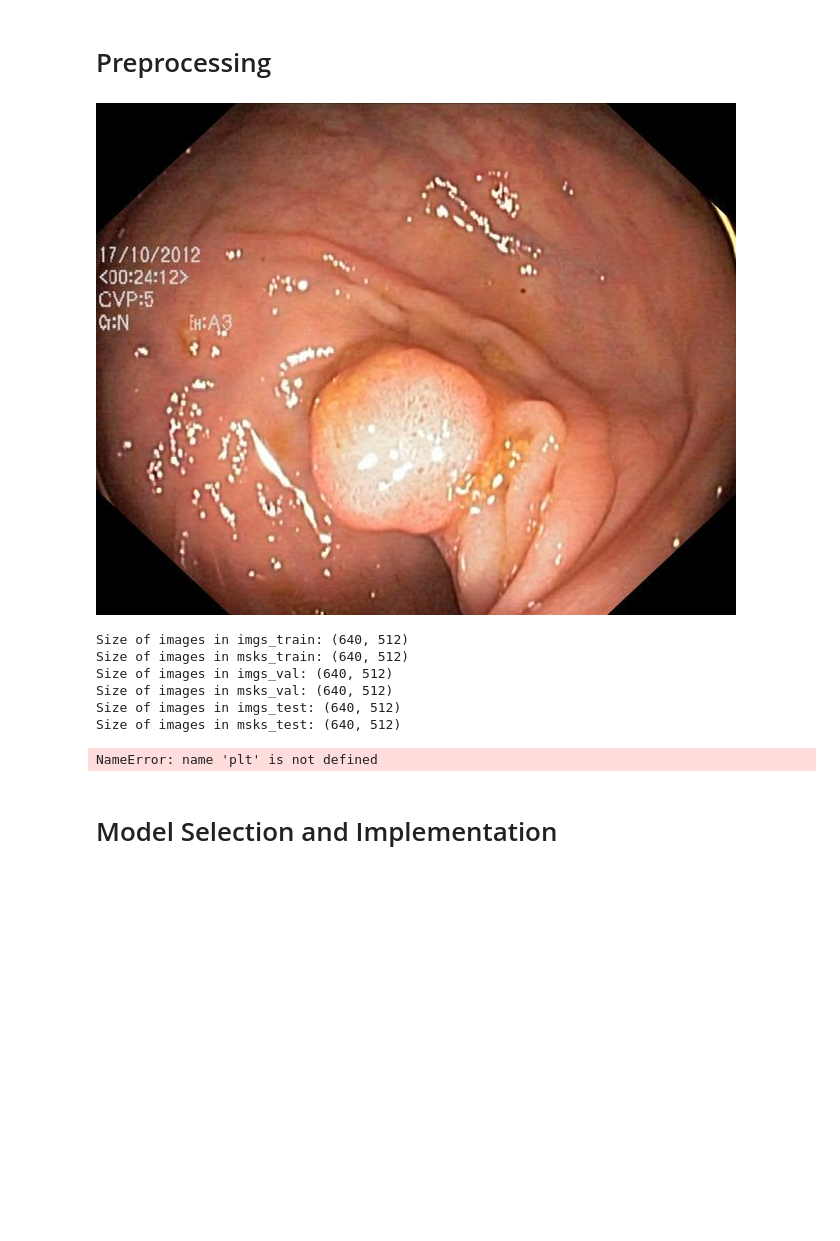
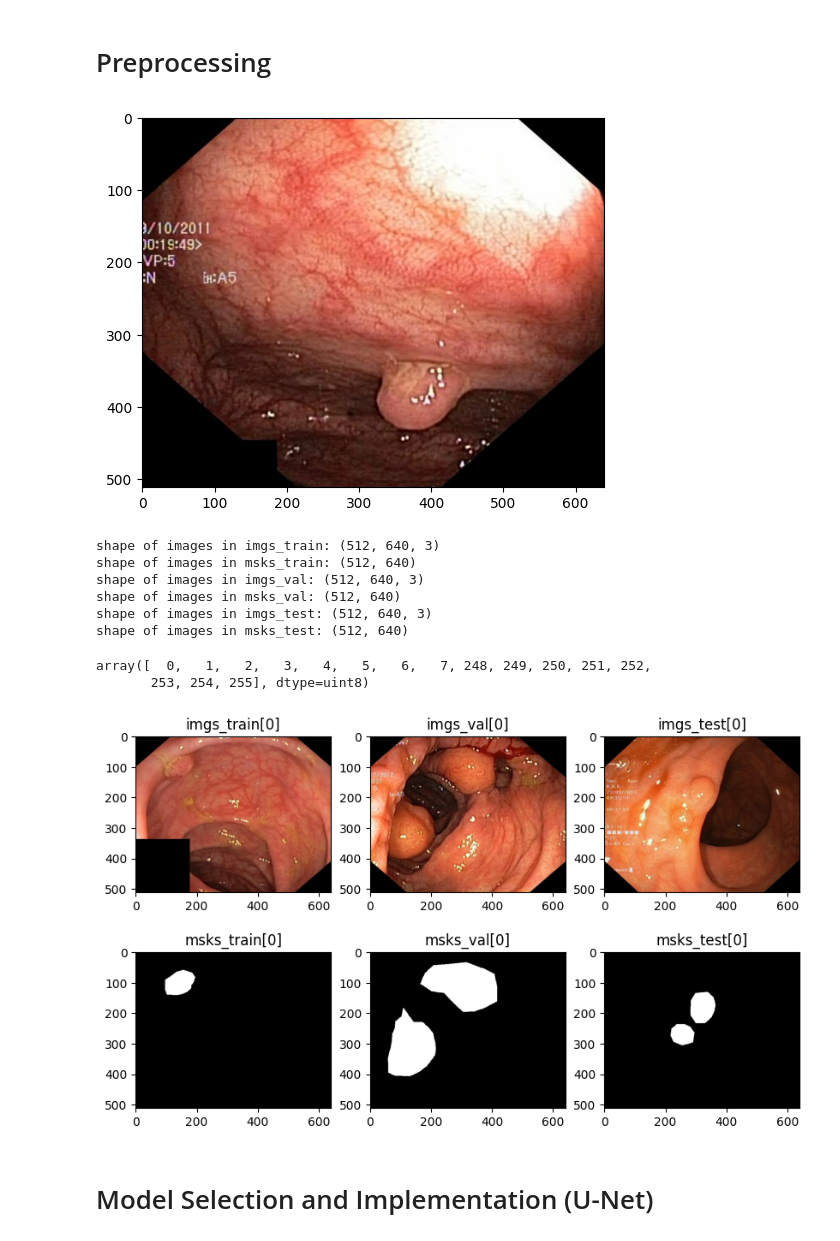
Before and after one commit to mitinull/polyp-segmentation-AI-Project-, a Jupyter notebook: polyp_segm.ipynb, the cells around one changed output. Saved outputs shown, nothing was run; the diff lists cells and outputs as text; code cells hidden in the pictures; blank space fills up the shorter version.

```diff
--- a/polyp_segm.ipynb
+++ b/polyp_segm.ipynb
@@ -136,68 +148,72 @@ plt.show()
 IMG_WIDTH = 640
 IMG_HEIGHT = 512
 
-def transform(img):
-  img = img.resize((IMG_WIDTH, IMG_HEIGHT))
-  return img
+resized_img = cv2.resize(img, (IMG_WIDTH, IMG_HEIGHT))
 
-transform(img)
+plt.imshow(cv2.cvtColor(resized_img, cv2.COLOR_BGR2RGB))
+plt.show()
 # %% [output]
-[figure, old version]
+[figure, new version]
 # %%
-# Apply transform function to all lists
+# Apply resize function to all lists
 
-imgs_train = [transform(img) for img in tqdm(imgs_train)]
-msks_train = [transform(msk) for msk in tqdm(msks_train)]
+imgs_train = [cv2.resize(img, (IMG_WIDTH, IMG_HEIGHT)) for img in tqdm(imgs_train)]
+msks_train = [cv2.resize(msk, (IMG_WIDTH, IMG_HEIGHT), interpolation=cv2.INTER_NEAREST) for msk in tqdm(msks_train)]
 
-imgs_val = [transform(img) for img in tqdm(imgs_val)]
-msks_val = [transform(msk) for msk in tqdm(msks_val)]
+imgs_val = [cv2.resize(img, (IMG_WIDTH, IMG_HEIGHT)) for img in tqdm(imgs_val)]
+msks_val = [cv2.resize(msk, (IMG_WIDTH, IMG_HEIGHT), interpolation=cv2.INTER_NEAREST) for msk in tqdm(msks_val)]
 
-imgs_test = [transform(img) for img in tqdm(imgs_test)]
-msks_test = [transform(msk) for msk in tqdm(msks_test)]
+imgs_test = [cv2.resize(img, (IMG_WIDTH, IMG_HEIGHT)) for img in tqdm(imgs_test)]
+msks_test = [cv2.resize(msk, (IMG_WIDTH, IMG_HEIGHT), interpolation=cv2.INTER_NEAREST) for msk in tqdm(msks_test)]
 # %%
-# Print size of images inside each list
+# Print shape of images inside each list
 
-print(f"Size of images in imgs_train: {imgs_train[0].size}")
-print(f"Size of images in msks_train: {msks_train[0].size}")
-print(f"Size of images in imgs_val: {imgs_val[0].size}")
-print(f"Size of images in msks_val: {msks_val[0].size}")
-print(f"Size of images in imgs_test: {imgs_test[0].size}")
-print(f"Size of images in msks_test: {msks_test[0].size}")
+print(f"shape of images in imgs_train: {imgs_train[0].shape}")
+print(f"shape of images in msks_train: {msks_train[0].shape}")
+print(f"shape of images in imgs_val: {imgs_val[0].shape}")
+print(f"shape of images in msks_val: {msks_val[0].shape}")
+print(f"shape of images in imgs_test: {imgs_test[0].shape}")
+print(f"shape of images in msks_test: {msks_test[0].shape}")
 # %% [output]
-Size of images in imgs_train: (640, 512)
-Size of images in msks_train: (640, 512)
-Size of images in imgs_val: (640, 512)
-Size of images in msks_val: (640, 512)
-Size of images in imgs_test: (640, 512)
-Size of images in msks_test: (640, 512)
+shape of images in imgs_train: (512, 640, 3)
+shape of images in msks_train: (512, 640)
+shape of images in imgs_val: (512, 640, 3)
+shape of images in msks_val: (512, 640)
+shape of images in imgs_test: (512, 640, 3)
+shape of images in msks_test: (512, 640)
+# %%
+np.unique(msks_train[12])
+# %% [output]
+array([  0,   1,   2,   3,   4,   5,   6,   7, 248, 249, 250, 251, 252,
+       253, 254, 255], dtype=uint8)
 # %%
 # Create a figure with 6 subplots
-fig, axs = plt.subplots(2, 3, figsize=(640, 512))
+fig, axs = plt.subplots(2, 3, figsize=(10, 6))
 
 # Plot the first image from each list
-axs[0, 0].imshow(imgs_train[0])
+axs[0, 0].imshow(cv2.cvtColor(imgs_train[0], cv2.COLOR_BGR2RGB))
 axs[0, 0].set_title('imgs_train[0]')
 
 
-axs[0, 1].imshow(imgs_val[0])
+axs[0, 1].imshow(cv2.cvtColor(imgs_val[0], cv2.COLOR_BGR2RGB))
 axs[0, 1].set_title('imgs_val[0]')
 
-axs[0, 2].imshow(imgs_test[0])
+axs[0, 2].imshow(cv2.cvtColor(imgs_test[0], cv2.COLOR_BGR2RGB))
 axs[0, 2].set_title('imgs_test[0]')
 
-axs[1, 0].imshow(msks_train[0])
+axs[1, 0].imshow(msks_train[0], cmap='gray')
 axs[1, 0].set_title('msks_train[0]')
 
-axs[1, 1].imshow(msks_val[0])
+axs[1, 1].imshow(msks_val[0], cmap='gray')
 axs[1, 1].set_title('msks_val[0]')
 
 
-axs[1, 2].imshow(msks_test[0])
+axs[1, 2].imshow(msks_test[0], cmap='gray')
 axs[1, 2].set_title('msks_test[0]')
 
 # Show the figure
 plt.show()
 # %% [output]
-NameError: name 'plt' is not defined
+[figure, added]
 # %% [markdown]
-# Model Selection and Implementation
+# Model Selection and Implementation (U-Net)
```
Also changed, not shown: parts of 15 cells of this notebook.
